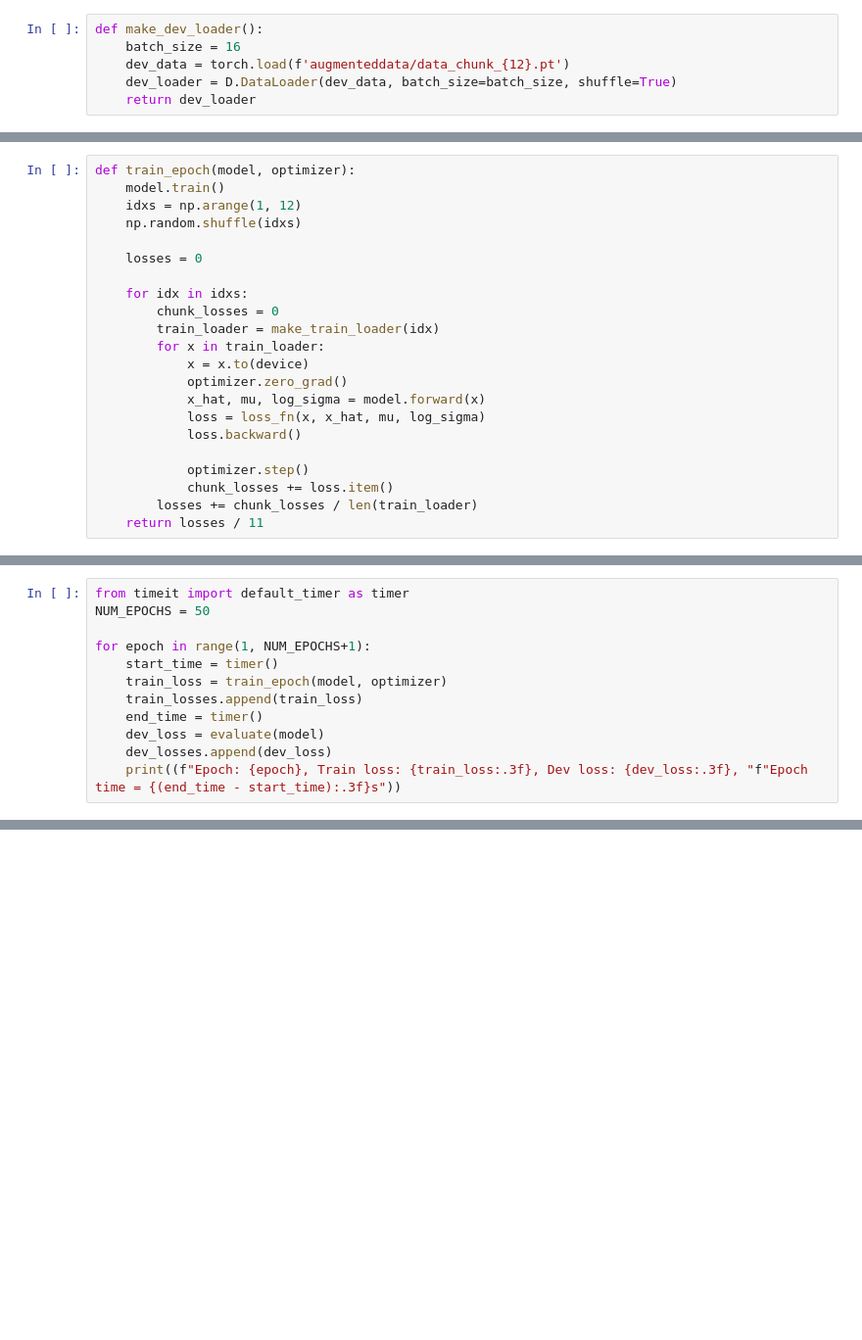
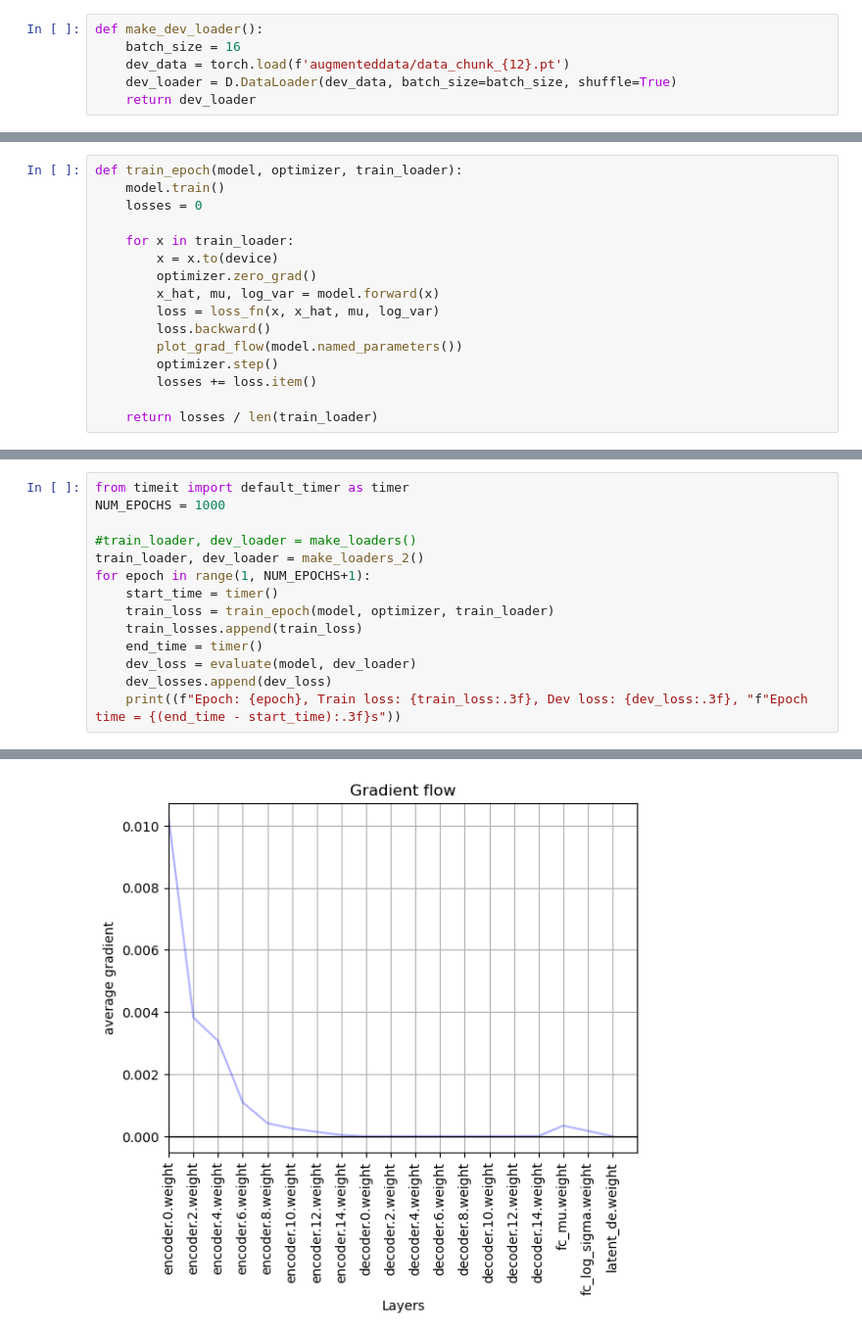
Before and after one commit to felsager/vae_lung_tumor_segmentation, a Jupyter notebook: vae_model_2.ipynb, the cells around one changed output, grey strips where cells are left out. Shown: that part at 98% size. Cells and saved outputs as stored; diff of their text form; blank space fills up the shorter version.

```diff
--- a/vae_model_2.ipynb
+++ b/vae_model_2.ipynb
@@ -114,23 +178,17 @@ def make_dev_loader():
 # %%
-def train_epoch(model, optimizer):
+def train_epoch(model, optimizer, train_loader):
     model.train()
-    idxs = np.arange(1, 12)
-    np.random.shuffle(idxs)
-
     losses = 0
 
-    for idx in idxs:
-        chunk_losses = 0
-        train_loader = make_train_loader(idx)
-        for x in train_loader:
-            x = x.to(device)
-            optimizer.zero_grad()
-            x_hat, mu, log_sigma = model.forward(x)
-            loss = loss_fn(x, x_hat, mu, log_sigma)
-            loss.backward()
+    for x in train_loader:
+        x = x.to(device)
+        optimizer.zero_grad()
+        x_hat, mu, log_var = model.forward(x)
+        loss = loss_fn(x, x_hat, mu, log_var)
+        loss.backward()
+        plot_grad_flow(model.named_parameters())
+        optimizer.step()
+        losses += loss.item()
 
-            optimizer.step()
-            chunk_losses += loss.item()
-        losses += chunk_losses / len(train_loader)
-    return losses / 11
+    return losses / len(train_loader)
 # %%
@@ -152,13 +209,15 @@ dev_losses = []
 # %%
 from timeit import default_timer as timer
-NUM_EPOCHS = 50
+NUM_EPOCHS = 1000
 
+#train_loader, dev_loader = make_loaders()
+train_loader, dev_loader = make_loaders_2()
 for epoch in range(1, NUM_EPOCHS+1):
     start_time = timer()
-    train_loss = train_epoch(model, optimizer)
+    train_loss = train_epoch(model, optimizer, train_loader)
     train_losses.append(train_loss)
     end_time = timer()
-    dev_loss = evaluate(model)
+    dev_loss = evaluate(model, dev_loader)
     dev_losses.append(dev_loss)
     print((f"Epoch: {epoch}, Train loss: {train_loss:.3f}, Dev loss: {dev_loss:.3f}, "f"Epoch time = {(end_time - start_time):.3f}s"))
 # %% [output]
@@ -166,0 +225 @@ Epoch: 2, Train loss: 0.595, Dev loss: 0.586, Epoch time = 244.143s
+[figure, added]
```
Also changed, not shown: parts of 13 cells of this notebook, 2 other files.
